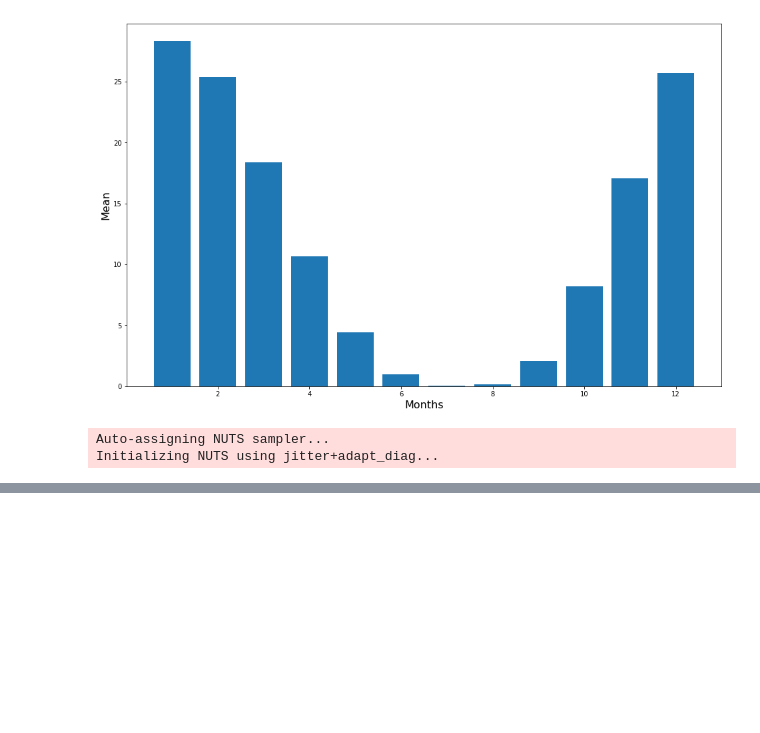
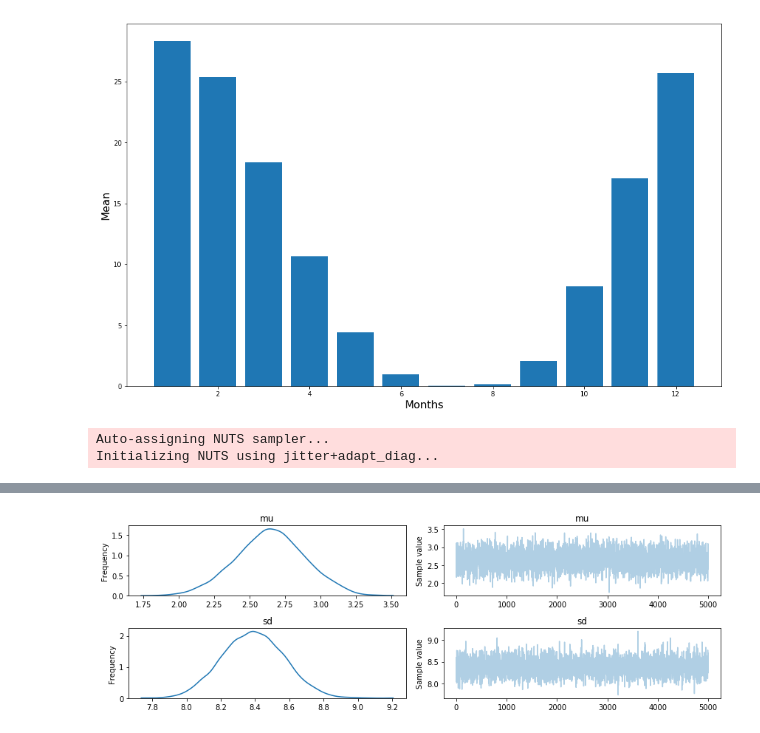
Before and after one commit to jenk1/Mean-Heating-Degree-Days, a Jupyter notebook: FinalizedOne.ipynb, the cells around one changed output, grey strips where cells are left out. Drawn from its saved outputs; the diff is of its cells as text; code cells hidden in the pictures; blank space fills up the shorter version.

```diff
--- a/FinalizedOne.ipynb
+++ b/FinalizedOne.ipynb
@@ -287,0 +314,2 @@ ax.set(title='Posterior predictive of the mean', xlabel='mean(x)', ylabel='Frequ
+# %%
+JD_Array = JanuaryArray - DecemberArray
@@ -287,0 +338,4 @@ ax.set(title='Posterior predictive of the mean', xlabel='mean(x)', ylabel='Frequ
+# %%
+pm.traceplot(trace);
+# %% [output]
+[figure, added]
```
Also changed, not shown: parts of 14 cells of this notebook.
